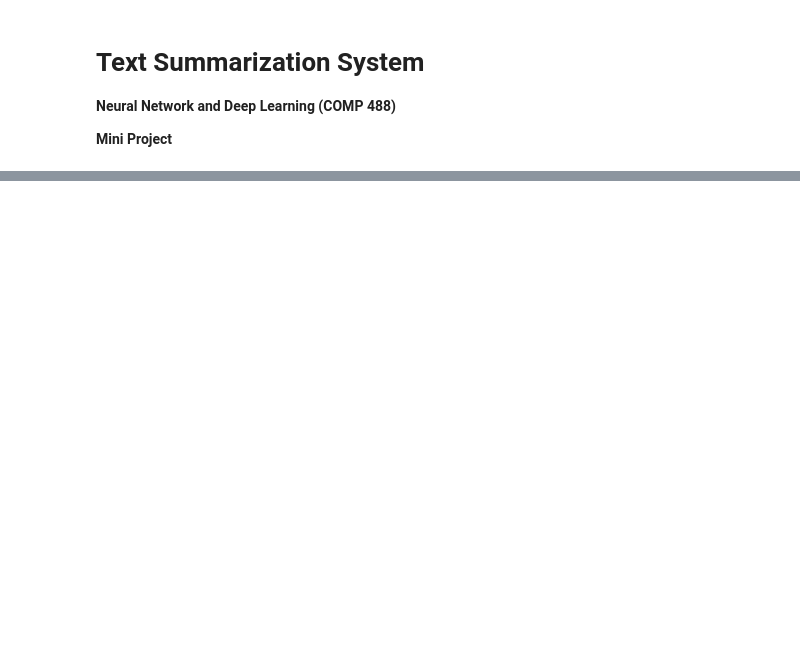
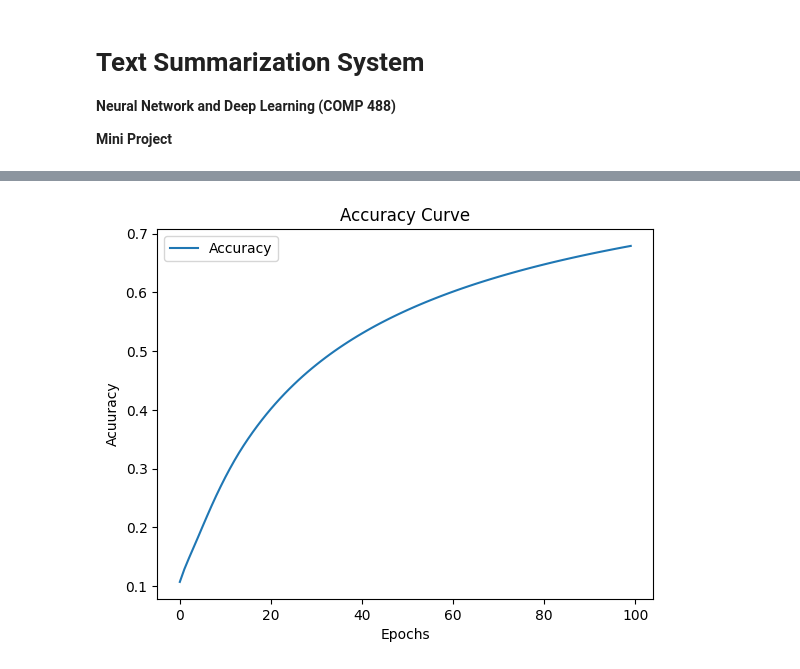
Before and after one commit to SarinSthapit/Text-Summarization-System, a Jupyter notebook: text-summarization-system.ipynb, the cells around one changed output, grey strips where cells are left out. Drawn from its saved outputs; the diff is of its cells as text; code cells hidden in the pictures; blank space fills up the shorter version.

```diff
--- a/text-summarization-system.ipynb
+++ b/text-summarization-system.ipynb
@@ -483,2 +567,15 @@ def predict_output(input_article):
+# %%
+plt.plot(range(EPOCHS), accuracy_values, label='Accuracy')
+plt.xlabel('Epochs')
+plt.ylabel('Acuuracy')
+plt.title('Accuracy Curve')
+
+# Adding a legend
+plt.legend()
+
+# Display the plot
+plt.show()
+# %% [output]
+[figure, added]
 # %%
 anvil.server.wait_forever()
```
Also changed, not shown: parts of 15 cells of this notebook.
